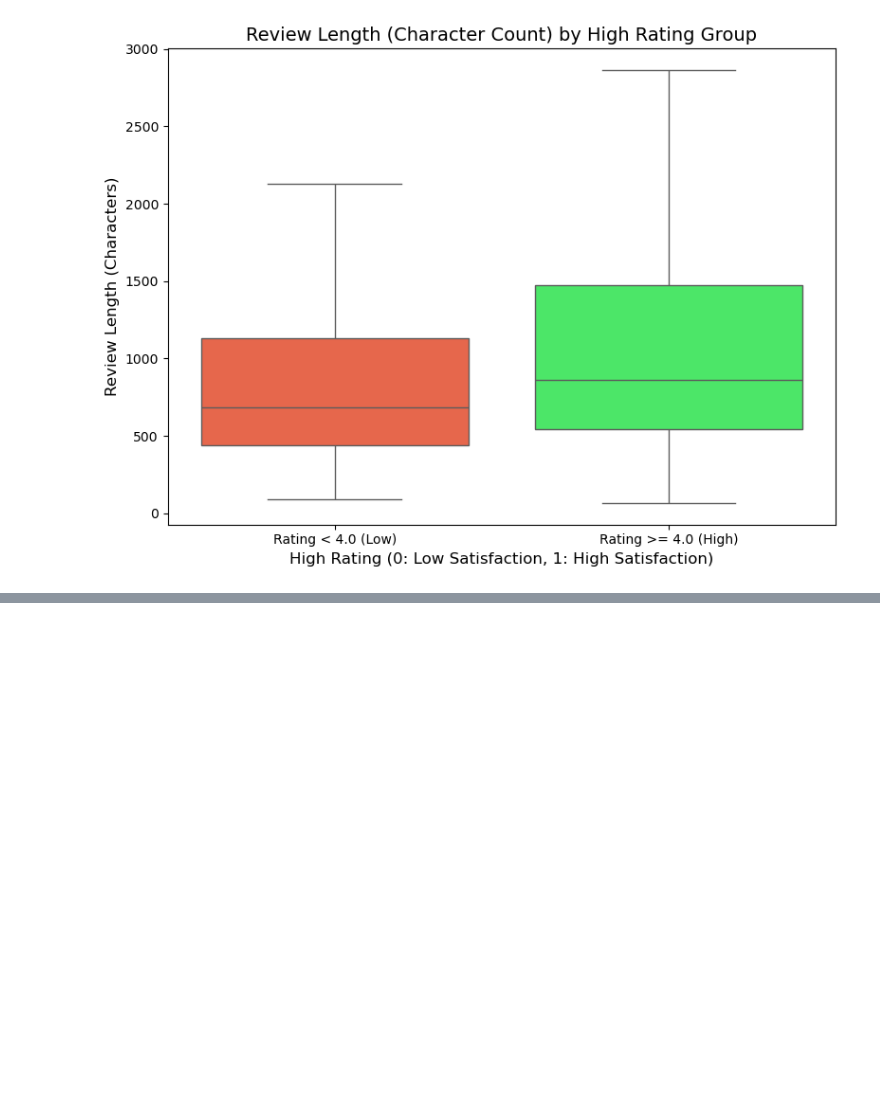
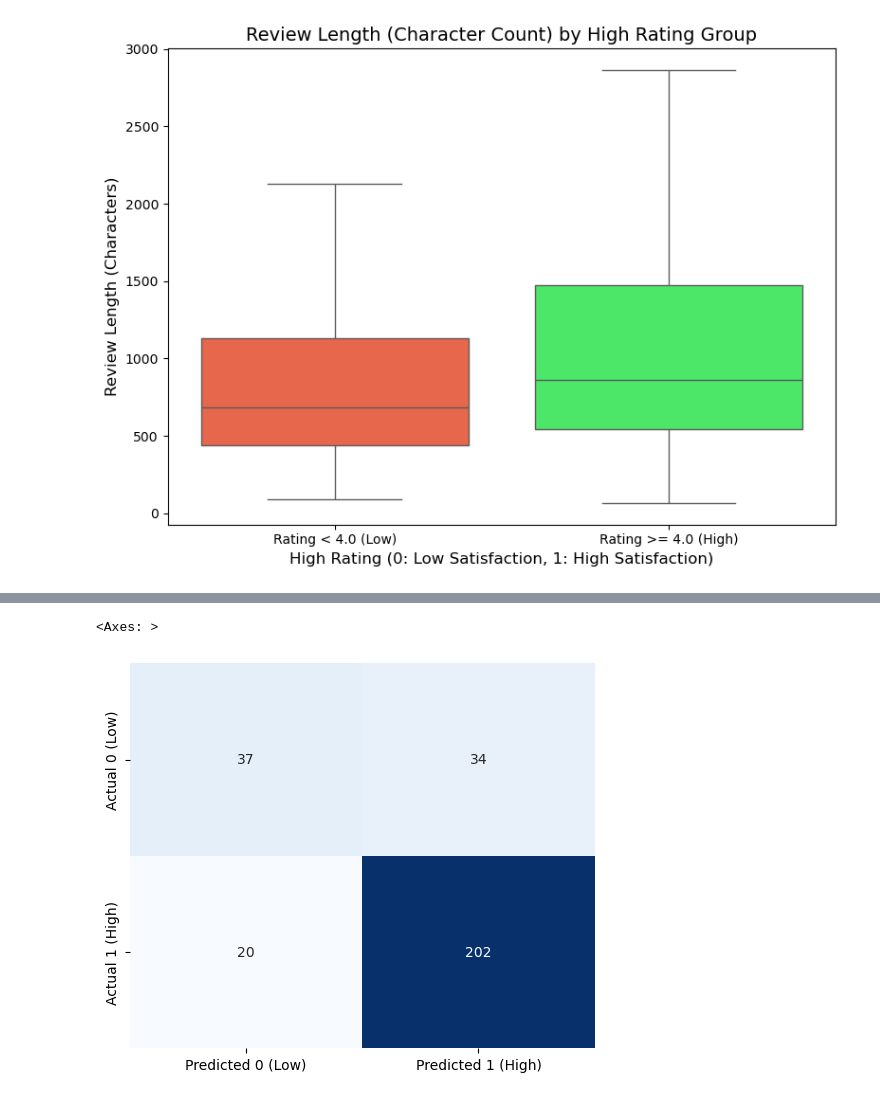
Before and after one commit to aha2270/Product-Quality-Drivers-Sentiment-Analysis-for-High-Value-Insights, a Jupyter notebook: 01_Amazon_Product_Quality_Drivers_NLP.ipynb, the cells around one changed output, grey strips where cells are left out. Drawn from its saved outputs; the diff is of its cells as text; code cells hidden in the pictures; blank space fills up the shorter version.

Commit message:
Created required columns for model building and sucessfully creating a Random Forest model to test model predictions

```diff
--- a/01_Amazon_Product_Quality_Drivers_NLP.ipynb
+++ b/01_Amazon_Product_Quality_Drivers_NLP.ipynb
@@ -721,0 +847,8 @@ Passing `palette` without assigning `hue` is deprecated and will be removed in v
+# %%
+# Apply One-Hot Encoding to the low-cardinality top_category
+X = pd.get_dummies(X, columns=[CATEGORICAL_FEATURE], drop_first=True)
+# %%
+# Split data into training and testing sets using standard 80/20 split
+X_train, X_test, y_train, y_test = train_test_split(
+    X, y, test_size=0.2, random_state=42, stratify=y
+)
@@ -721,0 +901,11 @@ Passing `palette` without assigning `hue` is deprecated and will be removed in v
+# %%
+# Initialize and Train Random Forest Model
+rf_model = RandomForestClassifier(
+    n_estimators=200,
+    max_depth=10,
+    random_state=42,
+    class_weight='balanced', # Key for handling imbalance
+    n_jobs=1
+)
+
+rf_model.fit(X_train, y_train)
@@ -721,0 +915,4 @@ Passing `palette` without assigning `hue` is deprecated and will be removed in v
+# %%
+# Make predictions on test set
+y_pred = rf_model.predict(X_test)
+y_pred_proba = rf_model.predict_proba(X_test)[:, 1]
@@ -721,0 +932,10 @@ Passing `palette` without assigning `hue` is deprecated and will be removed in v
+# %%
+# Creates a confusion matrix of Random Forest
+cm = confusion_matrix(y_test, y_pred)
+plt.figure(figsize=(6, 5))
+sns.heatmap(cm, annot=True, fmt='d', cmap='Blues', cbar=False,
+            xticklabels=['Predicted 0 (Low)', 'Predicted 1 (High)'],
+            yticklabels=['Actual 0 (Low)', 'Actual 1 (High)'])
+# %% [output]
+<Axes: >
+[figure, added]
```
Also changed, not shown: parts of 18 cells of this notebook.
